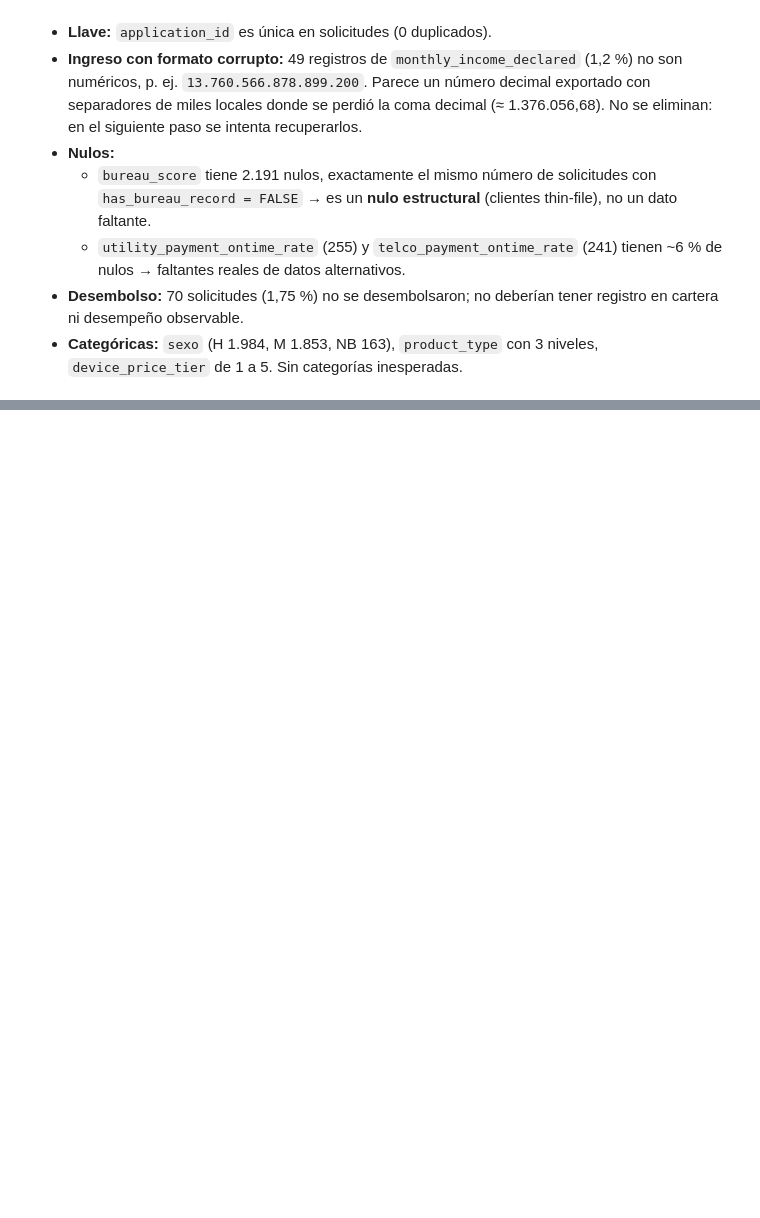
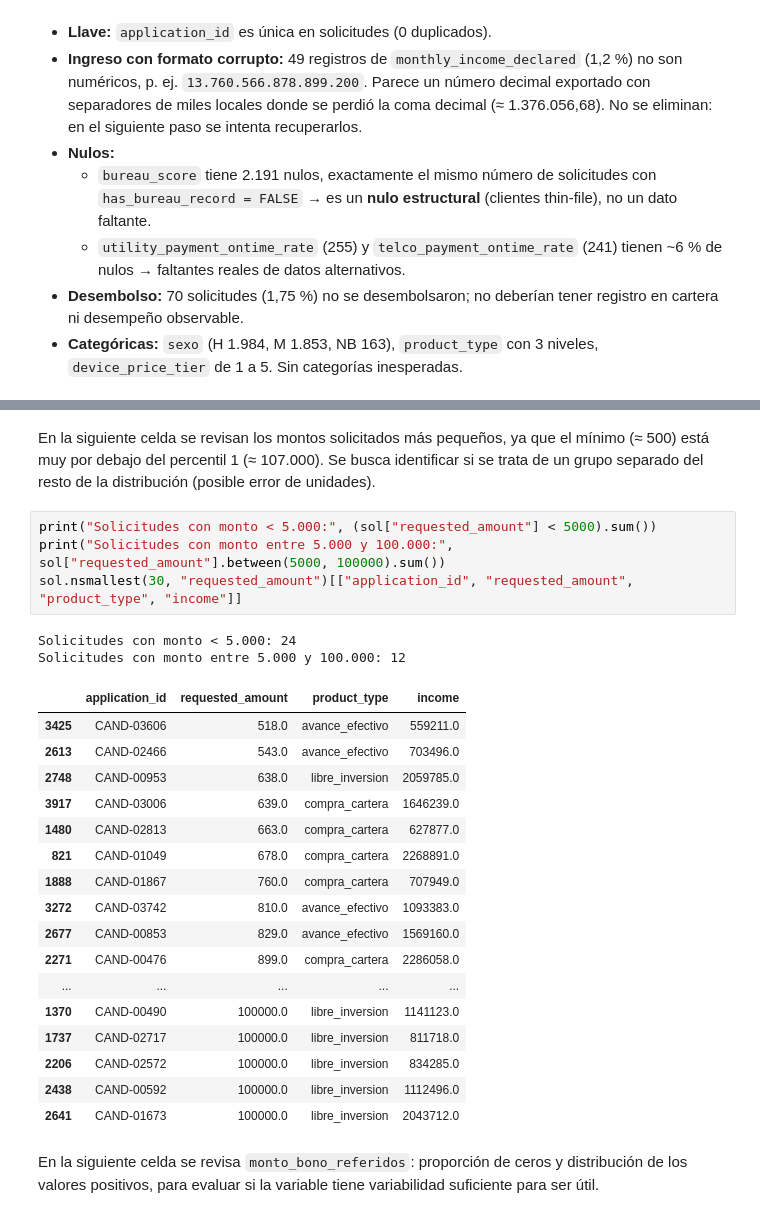
Before and after one commit to maisaarial/prueba-nequi, a Jupyter notebook: notebooks/01_modelo_pd_thin_file.ipynb, the cells around one changed output, grey strips where cells are left out. Saved outputs shown, nothing was run; the diff lists cells and outputs as text; blank space fills up the shorter version.

```diff
--- a/notebooks/01_modelo_pd_thin_file.ipynb
+++ b/notebooks/01_modelo_pd_thin_file.ipynb
@@ -114,0 +325,32 @@ sol.loc[pd.to_numeric(sol["monthly_income_declared"], errors="coerce").isna(),
+# %% [markdown]
+En la siguiente celda se revisan los montos solicitados más pequeños, ya que el mínimo
+(≈ 500) está muy por debajo del percentil 1 (≈ 107.000). Se busca identificar si se trata
+de un grupo separado del resto de la distribución (posible error de unidades).
+# %%
+print("Solicitudes con monto < 5.000:", (sol["requested_amount"] < 5000).sum())
+print("Solicitudes con monto entre 5.000 y 100.000:", sol["requested_amount"].between(5000, 100000).sum())
+sol.nsmallest(30, "requested_amount")[["application_id", "requested_amount", "product_type", "income"]]
+# %% [output]
+Solicitudes con monto < 5.000: 24
+Solicitudes con monto entre 5.000 y 100.000: 12
+|  | application_id | requested_amount | product_type | income |
+| 3425 | CAND-03606 | 518.0 | avance_efectivo | 559211.0 |
+| 2613 | CAND-02466 | 543.0 | avance_efectivo | 703496.0 |
+| 2748 | CAND-00953 | 638.0 | libre_inversion | 2059785.0 |
+| 3917 | CAND-03006 | 639.0 | compra_cartera | 1646239.0 |
+| 1480 | CAND-02813 | 663.0 | compra_cartera | 627877.0 |
+| 821 | CAND-01049 | 678.0 | compra_cartera | 2268891.0 |
+| 1888 | CAND-01867 | 760.0 | compra_cartera | 707949.0 |
+| 3272 | CAND-03742 | 810.0 | avance_efectivo | 1093383.0 |
+| 2677 | CAND-00853 | 829.0 | avance_efectivo | 1569160.0 |
+| 2271 | CAND-00476 | 899.0 | compra_cartera | 2286058.0 |
+| ... | ... | ... | ... | ... |
+| 1370 | CAND-00490 | 100000.0 | libre_inversion | 1141123.0 |
+| 1737 | CAND-02717 | 100000.0 | libre_inversion | 811718.0 |
+| 2206 | CAND-02572 | 100000.0 | libre_inversion | 834285.0 |
+| 2438 | CAND-00592 | 100000.0 | libre_inversion | 1112496.0 |
+| 2641 | CAND-01673 | 100000.0 | libre_inversion | 2043712.0 |
+# %% [markdown]
+En la siguiente celda se revisa `monto_bono_referidos`: proporción de ceros y
+distribución de los valores positivos, para evaluar si la variable tiene variabilidad
+suficiente para ser útil.
```
Also changed, not shown: parts of 19 cells of this notebook.
